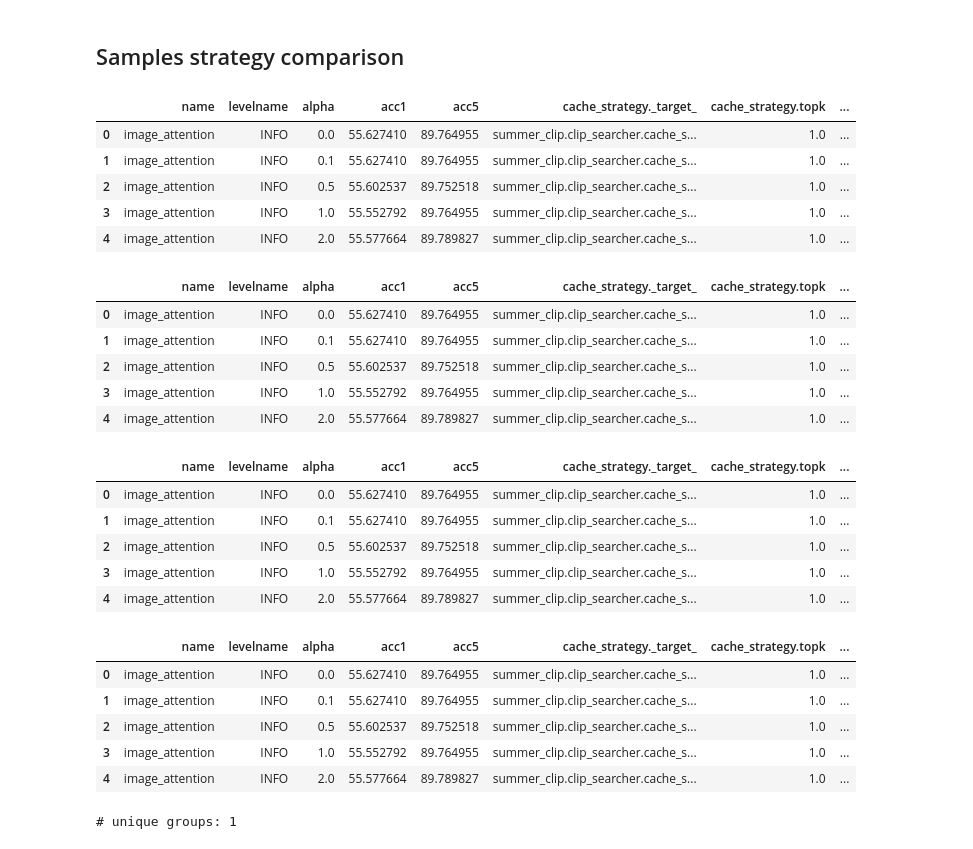
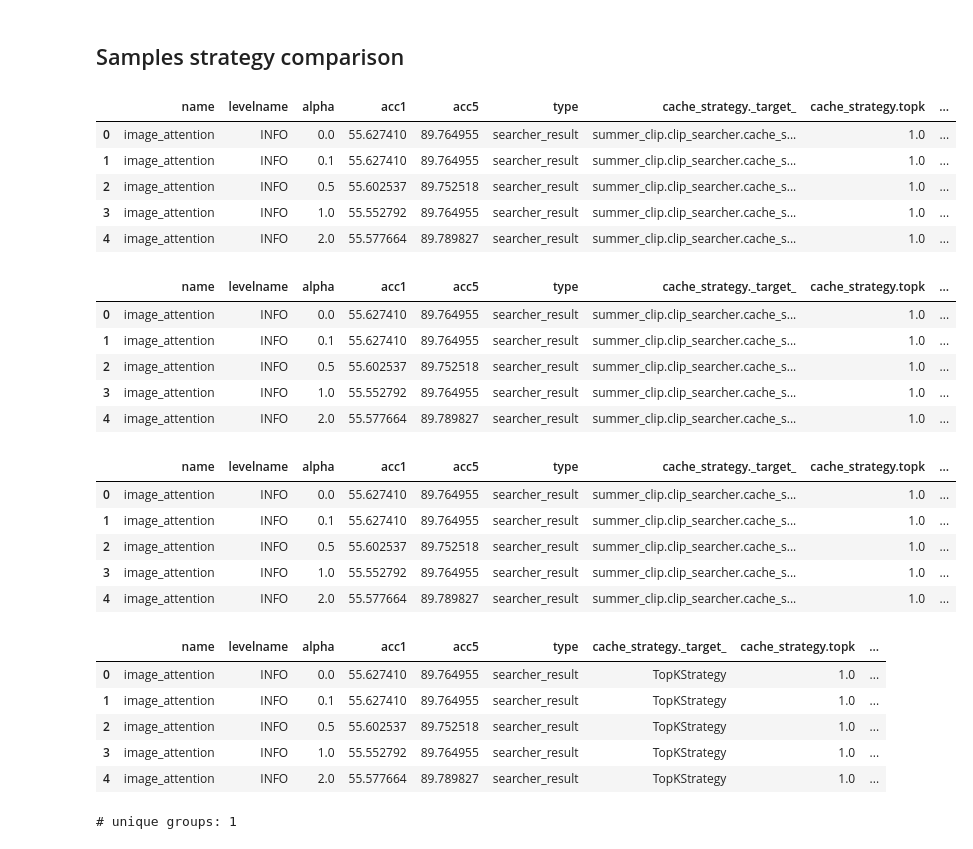
Before and after one commit to myrachins/summer-clip, a Jupyter notebook: summer_clip/clip_searcher/runs_analysis/result_tables.ipynb, the cells around one changed output. Cells and saved outputs as stored; diff of their text form; code cells hidden in the pictures.

```diff
--- a/summer_clip/clip_searcher/runs_analysis/result_tables.ipynb
+++ b/summer_clip/clip_searcher/runs_analysis/result_tables.ipynb
@@ -15,11 +15,13 @@ def load_records(log_path: Path) -> tp.List[tp.Dict[str, tp.Any]]:
     with open(log_path) as f:
         return [json.loads(line.rstrip()) for line in f]
 # %%
-def load_log_records(*log_files_paths: Path) -> pd.DataFrame:
+def load_log_records(*log_files_paths: Path, record_type: tp.Optional[str] = None) -> pd.DataFrame:
     files_records = []
     for log_file_path in log_files_paths:
         log_records = load_records(log_file_path)
         log_records = [record for record in log_records if record['message'] is None]
+        if record_type is not None:
+            log_records = [record for record in log_records if record.get('type') == record_type]
         files_records.extend(log_records)
 
     log_records_df = pd.json_normalize(files_records).drop(columns=['message', 'asctime'])
@@ -122,11 +134,11 @@ log_records_df[log_records_df['alpha'] == 0].head(1)
 # %%
 log_files_paths = [
-    outputs_dir / "2022-09-20/15-41-49/image_attention.log",
-    outputs_dir / "2022-10-03/18-48-02/image_attention.log",
-    outputs_dir / "2022-09-20/16-01-49/image_attention.log",
-    outputs_dir / "2022-09-20/16-02-53/image_attention.log",
-    outputs_dir / "2022-09-20/16-04-09/image_attention.log",
-    outputs_dir / "2022-09-21/11-24-36/image_attention.log",
+    outputs_dir / "2022-10-15/16-34-17/image_attention.log",
+    outputs_dir / "2022-10-15/16-35-33/image_attention.log",
+    outputs_dir / "2022-10-15/16-36-34/image_attention.log",
+    outputs_dir / "2022-10-15/16-37-33/image_attention.log",
+    outputs_dir / "2022-10-15/16-39-33/image_attention.log",
+    outputs_dir / "2022-10-15/16-40-33/image_attention.log",
 ]
 # %%
 # log_files_paths = [
@@ -138,16 +150,16 @@ log_files_paths = [
 #     outputs_dir / "2022-09-21/23-13-21/image_attention.log",
 # ]
 # %%
-log_records_df = load_log_records(*log_files_paths)
+log_records_df = load_log_records(*log_files_paths, record_type='searcher_result')
 
 log_records_df.head()
 # %% [output]
-|  | name | levelname | alpha | acc1 | acc5 | cache_strategy._target_ | cache_strategy.topk | ... |
-| 0 | image_attention | INFO | 0.0 | 55.627410 | 89.764955 | summer_clip.clip_searcher.cache_s... | 1.0 | ... |
-| 1 | image_attention | INFO | 0.1 | 55.627410 | 89.764955 | summer_clip.clip_searcher.cache_s... | 1.0 | ... |
-| 2 | image_attention | INFO | 0.5 | 55.602537 | 89.752518 | summer_clip.clip_searcher.cache_s... | 1.0 | ... |
-| 3 | image_attention | INFO | 1.0 | 55.552792 | 89.764955 | summer_clip.clip_searcher.cache_s... | 1.0 | ... |
-| 4 | image_attention | INFO | 2.0 | 55.577664 | 89.789827 | summer_clip.clip_searcher.cache_s... | 1.0 | ... |
+|  | name | levelname | alpha | acc1 | acc5 | type | cache_strategy._target_ | cache_strategy.topk | ... |
+| 0 | image_attention | INFO | 0.0 | 55.627410 | 89.764955 | searcher_result | summer_clip.clip_searcher.cache_s... | 1.0 | ... |
+| 1 | image_attention | INFO | 0.1 | 55.627410 | 89.764955 | searcher_result | summer_clip.clip_searcher.cache_s... | 1.0 | ... |
+| 2 | image_attention | INFO | 0.5 | 55.602537 | 89.752518 | searcher_result | summer_clip.clip_searcher.cache_s... | 1.0 | ... |
+| 3 | image_attention | INFO | 1.0 | 55.552792 | 89.764955 | searcher_result | summer_clip.clip_searcher.cache_s... | 1.0 | ... |
+| 4 | image_attention | INFO | 2.0 | 55.577664 | 89.789827 | searcher_result | summer_clip.clip_searcher.cache_s... | 1.0 | ... |
 # %%
 def fill_topk(log_records_df: pd.DataFrame) -> pd.DataFrame:
     topk_mask = log_records_df['cache_strategy.topk'].isna()
@@ -166,12 +178,12 @@ log_records_df = fill_topk(log_records_df)
 
 log_records_df.head()
 # %% [output]
-|  | name | levelname | alpha | acc1 | acc5 | cache_strategy._target_ | cache_strategy.topk | ... |
-| 0 | image_attention | INFO | 0.0 | 55.627410 | 89.764955 | summer_clip.clip_searcher.cache_s... | 1.0 | ... |
-| 1 | image_attention | INFO | 0.1 | 55.627410 | 89.764955 | summer_clip.clip_searcher.cache_s... | 1.0 | ... |
-| 2 | image_attention | INFO | 0.5 | 55.602537 | 89.752518 | summer_clip.clip_searcher.cache_s... | 1.0 | ... |
-| 3 | image_attention | INFO | 1.0 | 55.552792 | 89.764955 | summer_clip.clip_searcher.cache_s... | 1.0 | ... |
-| 4 | image_attention | INFO | 2.0 | 55.577664 | 89.789827 | summer_clip.clip_searcher.cache_s... | 1.0 | ... |
+|  | name | levelname | alpha | acc1 | acc5 | type | cache_strategy._target_ | cache_strategy.topk | ... |
+| 0 | image_attention | INFO | 0.0 | 55.627410 | 89.764955 | searcher_result | summer_clip.clip_searcher.cache_s... | 1.0 | ... |
+| 1 | image_attention | INFO | 0.1 | 55.627410 | 89.764955 | searcher_result | summer_clip.clip_searcher.cache_s... | 1.0 | ... |
+| 2 | image_attention | INFO | 0.5 | 55.602537 | 89.752518 | searcher_result | summer_clip.clip_searcher.cache_s... | 1.0 | ... |
+| 3 | image_attention | INFO | 1.0 | 55.552792 | 89.764955 | searcher_result | summer_clip.clip_searcher.cache_s... | 1.0 | ... |
+| 4 | image_attention | INFO | 2.0 | 55.577664 | 89.789827 | searcher_result | summer_clip.clip_searcher.cache_s... | 1.0 | ... |
 # %%
 columns_to_drop = [
     column for column in log_records_df.columns
@@ -180,9 +192,9 @@ columns_to_drop = [
 log_records_df = log_records_df.drop(columns=columns_to_drop)
 log_records_df.head()
 # %% [output]
-|  | name | levelname | alpha | acc1 | acc5 | cache_strategy._target_ | cache_strategy.topk | ... |
-| 0 | image_attention | INFO | 0.0 | 55.627410 | 89.764955 | summer_clip.clip_searcher.cache_s... | 1.0 | ... |
-| 1 | image_attention | INFO | 0.1 | 55.627410 | 89.764955 | summer_clip.clip_searcher.cache_s... | 1.0 | ... |
-| 2 | image_attention | INFO | 0.5 | 55.602537 | 89.752518 | summer_clip.clip_searcher.cache_s... | 1.0 | ... |
-| 3 | image_attention | INFO | 1.0 | 55.552792 | 89.764955 | summer_clip.clip_searcher.cache_s... | 1.0 | ... |
-| 4 | image_attention | INFO | 2.0 | 55.577664 | 89.789827 | summer_clip.clip_searcher.cache_s... | 1.0 | ... |
+|  | name | levelname | alpha | acc1 | acc5 | type | cache_strategy._target_ | cache_strategy.topk | ... |
+| 0 | image_attention | INFO | 0.0 | 55.627410 | 89.764955 | searcher_result | summer_clip.clip_searcher.cache_s... | 1.0 | ... |
+| 1 | image_attention | INFO | 0.1 | 55.627410 | 89.764955 | searcher_result | summer_clip.clip_searcher.cache_s... | 1.0 | ... |
+| 2 | image_attention | INFO | 0.5 | 55.602537 | 89.752518 | searcher_result | summer_clip.clip_searcher.cache_s... | 1.0 | ... |
+| 3 | image_attention | INFO | 1.0 | 55.552792 | 89.764955 | searcher_result | summer_clip.clip_searcher.cache_s... | 1.0 | ... |
+| 4 | image_attention | INFO | 2.0 | 55.577664 | 89.789827 | searcher_result | summer_clip.clip_searcher.cache_s... | 1.0 | ... |
@@ -189,14 +213,15 @@ log_records_df.head()
 # %%
 log_records_df = add_zero_shots(log_records_df, {'cache_strategy._target_': 'summer_clip.clip_searcher.cache_strategy.ZeroShotStrategy'})
+log_records_df = shrink_strategies(log_records_df)
 
 log_records_df.head()
 # %% [output]
-|  | name | levelname | alpha | acc1 | acc5 | cache_strategy._target_ | cache_strategy.topk | ... |
-| 0 | image_attention | INFO | 0.0 | 55.627410 | 89.764955 | summer_clip.clip_searcher.cache_s... | 1.0 | ... |
-| 1 | image_attention | INFO | 0.1 | 55.627410 | 89.764955 | summer_clip.clip_searcher.cache_s... | 1.0 | ... |
-| 2 | image_attention | INFO | 0.5 | 55.602537 | 89.752518 | summer_clip.clip_searcher.cache_s... | 1.0 | ... |
-| 3 | image_attention | INFO | 1.0 | 55.552792 | 89.764955 | summer_clip.clip_searcher.cache_s... | 1.0 | ... |
-| 4 | image_attention | INFO | 2.0 | 55.577664 | 89.789827 | summer_clip.clip_searcher.cache_s... | 1.0 | ... |
+|  | name | levelname | alpha | acc1 | acc5 | type | cache_strategy._target_ | cache_strategy.topk | ... |
+| 0 | image_attention | INFO | 0.0 | 55.627410 | 89.764955 | searcher_result | TopKStrategy | 1.0 | ... |
+| 1 | image_attention | INFO | 0.1 | 55.627410 | 89.764955 | searcher_result | TopKStrategy | 1.0 | ... |
+| 2 | image_attention | INFO | 0.5 | 55.602537 | 89.752518 | searcher_result | TopKStrategy | 1.0 | ... |
+| 3 | image_attention | INFO | 1.0 | 55.552792 | 89.764955 | searcher_result | TopKStrategy | 1.0 | ... |
+| 4 | image_attention | INFO | 2.0 | 55.577664 | 89.789827 | searcher_result | TopKStrategy | 1.0 | ... |
 # %%
 visible_params = {
     'alpha', 'acc1', 'acc5', 'cache_strategy.topk',
```
Also changed, not shown: parts of 9 cells of this notebook, 4 other files.
